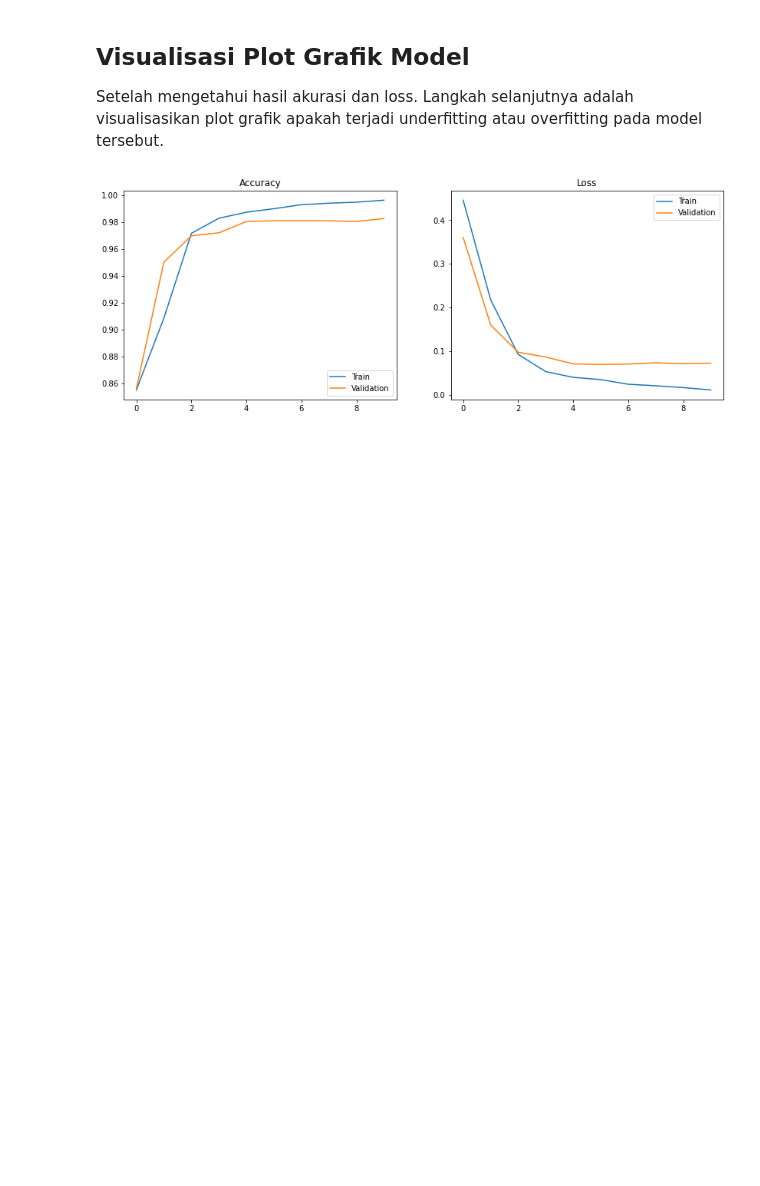
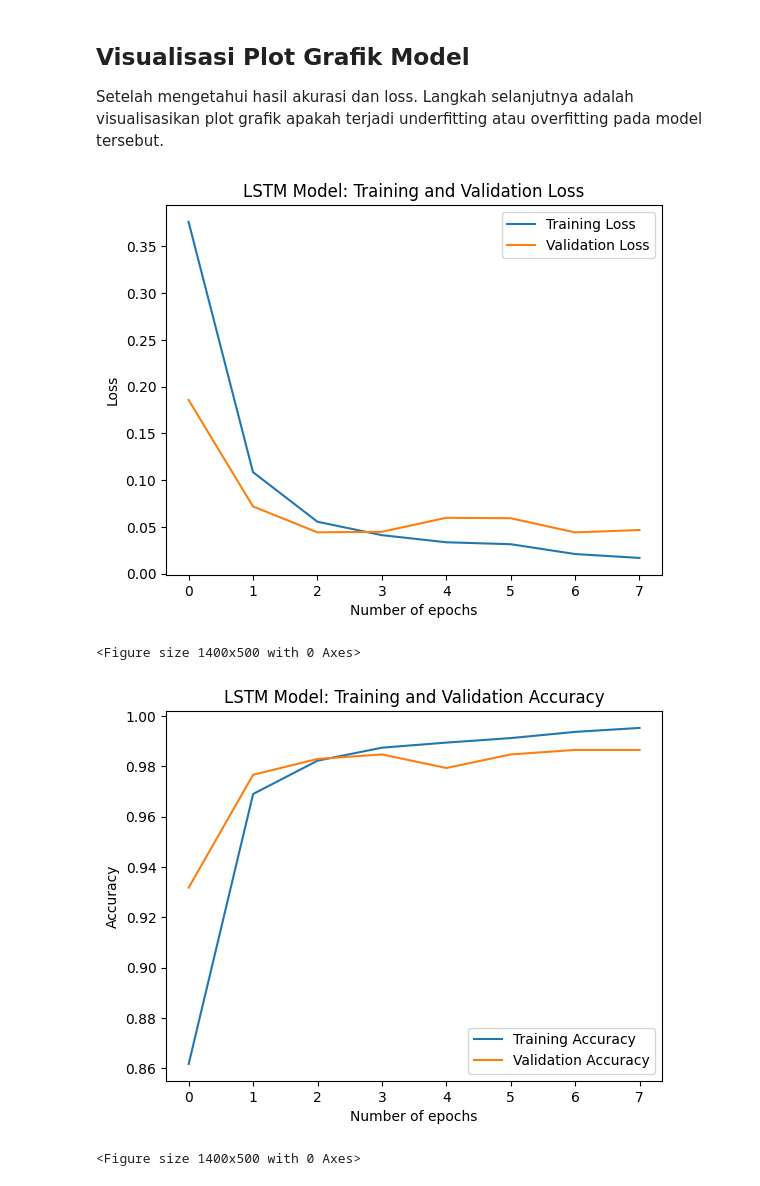
Before and after one commit to fendy07/text-classification-nlp, a Jupyter notebook: spam_text_classification.ipynb, the cells around one changed output. Cells and saved outputs as stored; diff of their text form; code cells hidden in the pictures; blank space fills up the shorter version.

```diff
--- a/spam_text_classification.ipynb
+++ b/spam_text_classification.ipynb
@@ -316,7 +324,7 @@ spam_data.head()
 | 3 | 0 | U dun say so early hor... U c alr... | 0 | 49 |
 | 4 | 0 | Nah I don't think he goes to usf,... | 0 | 61 |
 # %%
-X = spam_data['text']
+X = spam_data['message']
 y = spam_data['label']
 
 le = LabelEncoder()
@@ -497,26 +508,48 @@ Accuracy: 98.74%
 
 Setelah mengetahui hasil akurasi dan loss. Langkah selanjutnya adalah visualisasikan plot grafik apakah terjadi underfitting atau overfitting pada model tersebut.
 # %%
-acc = history.history['accuracy']
-val_acc = history.history['val_accuracy']
+# Visualisasi Plot Akurasi
+#acc = history.history['accuracy']
+#val_acc = history.history['val_accuracy']
+# Visualisasi Plot Loss
+#loss = history.history['loss']
+#val_loss = history.history['val_loss']
 
-loss = history.history['loss']
-val_loss = history.history['val_loss']
+#epochs_range = range(EPOCHS)
 
-epochs_range = range(EPOCHS)
+#plt.figure(figsize=(12, 5))
+#plt.subplot(1, 2, 1)
+#plt.plot(epochs_range, acc, label='Train')
+#plt.plot(epochs_range, val_acc, label='Validation')
+#plt.legend(loc='lower right')
+#plt.title('Accuracy')
 
-plt.figure(figsize=(14, 5))
-plt.subplot(1, 2, 1)
-plt.plot(epochs_range, acc, label='Train')
-plt.plot(epochs_range, val_acc, label='Validation')
-plt.legend(loc='lower right')
-plt.title('Accuracy')
+#plt.subplot(1, 2, 2)
+#plt.plot(epochs_range, loss, label='Train')
+#plt.plot(epochs_range, val_loss, label='Validation')
+#plt.legend(loc='upper right')
+#plt.title('Loss')
+#plt.show()
+# Create a dataframe
+metrics = pd.DataFrame(history.history)
+# Rename column
+metrics.rename(columns = {'loss': 'Training Loss',
+                          'accuracy': 'Training Accuracy',
+                          'val_loss': 'Validation Loss',
+                          'val_accuracy': 'Validation Accuracy'},
+               inplace = True)
 
-plt.subplot(1, 2, 2)
-plt.plot(epochs_range, loss, label='Train')
-plt.plot(epochs_range, val_loss, label='Validation')
-plt.legend(loc='upper right')
-plt.title('Loss')
-plt.show()
+def plot_graphs(var1, var2, string):
+  metrics[[var1, var2]].plot()
+  plt.title('LSTM Model: Training and Validation ' + string)
+  plt.xlabel ('Number of epochs')
+  plt.ylabel(string)
+  plt.legend([var1, var2])
+  plt.figure(figsize=(14, 5))
+plot_graphs('Training Loss', 'Validation Loss', 'Loss')
+plot_graphs('Training Accuracy', 'Validation Accuracy', 'Accuracy')
 # %% [output]
-[figure, old version]
+[figure, new version]
+<Figure size 1400x500 with 0 Axes>
+[figure, added]
+<Figure size 1400x500 with 0 Axes>
```
Also changed, not shown: parts of 19 cells of this notebook.
